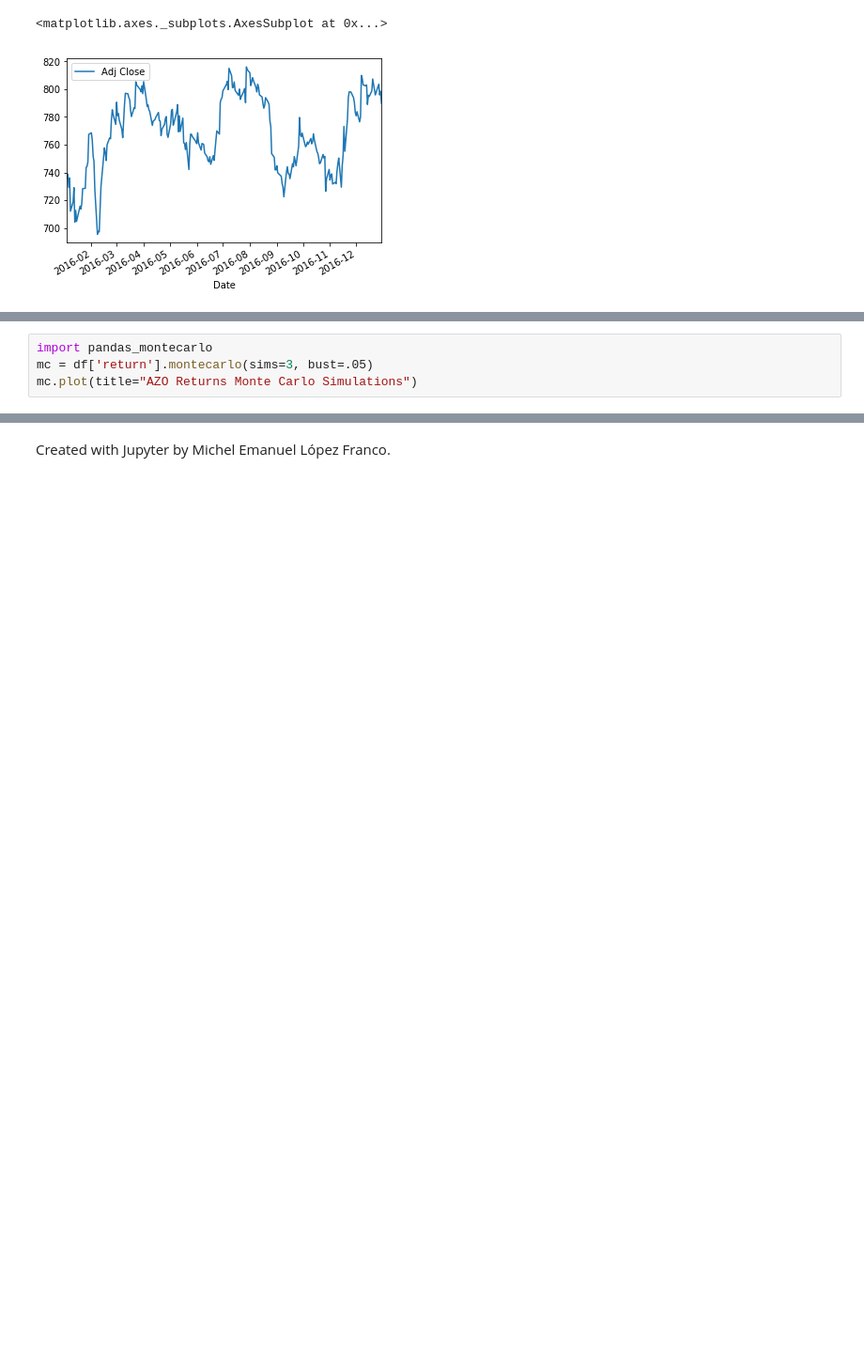
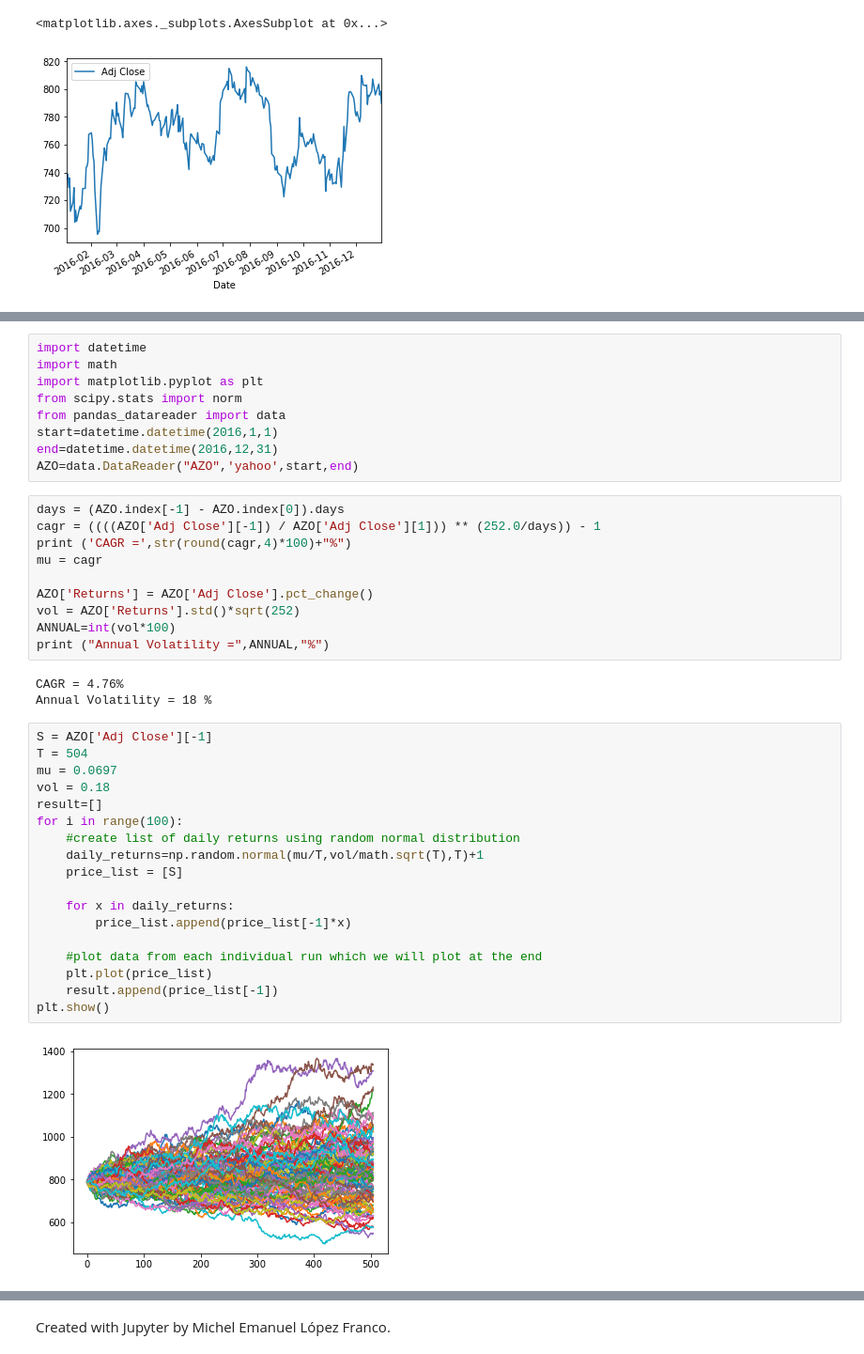
Before and after one commit to ramirezdiana/SimulacionMatematica2017, a Jupyter notebook: Examen2_RamirezDiana.ipynb, the cells around one changed output, grey strips where cells are left out. Shown: that part at 94% size. Cells and saved outputs as stored; diff of their text form; blank space fills up the shorter version.

```diff
--- a/Examen2_RamirezDiana.ipynb
+++ b/Examen2_RamirezDiana.ipynb
@@ -203,4 +163,42 @@ plt.ylabel('Price')
-# %%
-import pandas_montecarlo
-mc = df['return'].montecarlo(sims=3, bust=.05)
-mc.plot(title="AZO Returns Monte Carlo Simulations")
+# %%
+import datetime
+import math
+import matplotlib.pyplot as plt
+from scipy.stats import norm
+from pandas_datareader import data
+start=datetime.datetime(2016,1,1)
+end=datetime.datetime(2016,12,31)
+AZO=data.DataReader("AZO",'yahoo',start,end)
+# %%
+days = (AZO.index[-1] - AZO.index[0]).days
+cagr = ((((AZO['Adj Close'][-1]) / AZO['Adj Close'][1])) ** (252.0/days)) - 1
+print ('CAGR =',str(round(cagr,4)*100)+"%")
+mu = cagr
+
+AZO['Returns'] = AZO['Adj Close'].pct_change()
+vol = AZO['Returns'].std()*sqrt(252)
+ANNUAL=int(vol*100)
+print ("Annual Volatility =",ANNUAL,"%")
+# %% [output]
+CAGR = 4.76%
+Annual Volatility = 18 %
+# %%
+S = AZO['Adj Close'][-1]
+T = 504
+mu = 0.0697
+vol = 0.18
+result=[]
+for i in range(100):
+    #create list of daily returns using random normal distribution
+    daily_returns=np.random.normal(mu/T,vol/math.sqrt(T),T)+1
+    price_list = [S]
+
+    for x in daily_returns:
+        price_list.append(price_list[-1]*x)
+
+    #plot data from each individual run which we will plot at the end
+    plt.plot(price_list)
+    result.append(price_list[-1])
+plt.show()
+# %% [output]
+[figure, added]
```
Also changed, not shown: parts of 7 cells of this notebook.
